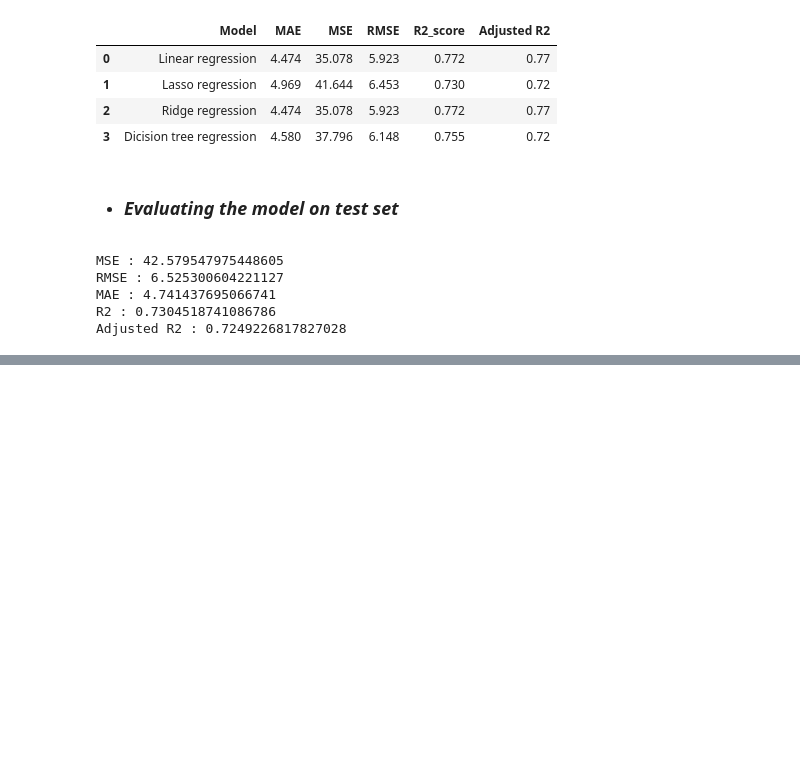
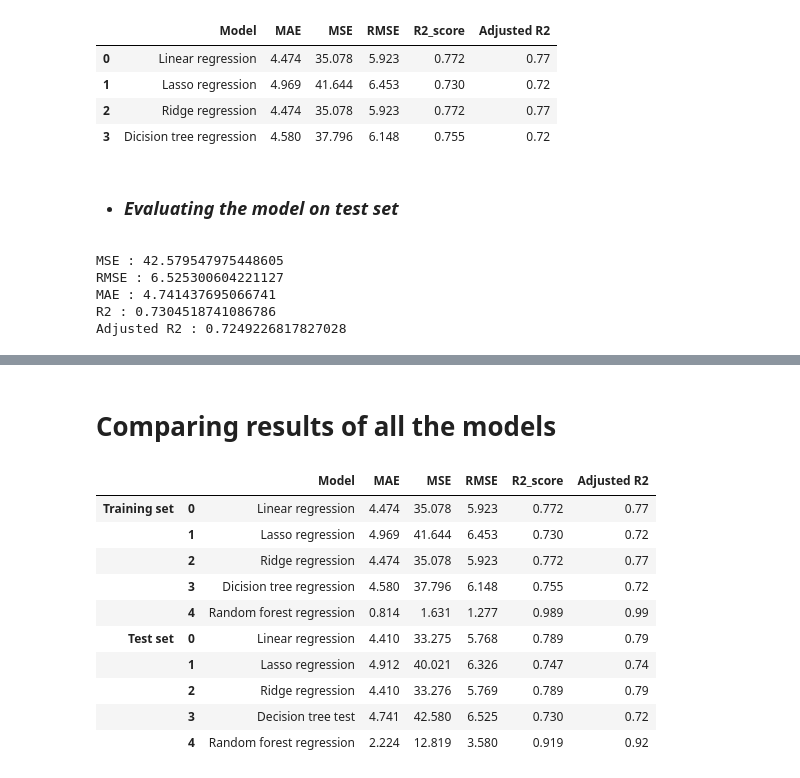
Before and after one commit to Harshjyot-Singh-Chawla/Seoul-Bike-Sharing-Demand-Prediction, a Jupyter notebook: capstone_project_2_Ml.ipynb, the cells around one changed output, grey strips where cells are left out. Cells and saved outputs as stored; diff of their text form; code cells hidden in the pictures; blank space fills up the shorter version.

```diff
--- a/capstone_project_2_Ml.ipynb
+++ b/capstone_project_2_Ml.ipynb
@@ -955,0 +965,3 @@ test_df = test_df.append(dict2, ignore_index = True)
+# %%
+y_pred_train_r = rf_model.predict(X_train)
+y_pred_test_r = rf_model.predict(X_test)
@@ -955,0 +998,10 @@ test_df = test_df.append(dict2, ignore_index = True)
+# %%
+# storing the test set metrics value in a dataframe for later comparison
+dict1={'Model':'Random forest regression ',
+       'MAE':round((MAE_rf),3),
+       'MSE':round((MSE_rf),3),
+       'RMSE':round((RMSE_rf),3),
+       'R2_score':round((r2_rf),3),
+       'Adjusted R2':round((Adjusted_R2_rf ),2)}
+training_df = training_df.append(dict1, ignore_index = True)
+training_df
@@ -955,0 +1042,8 @@ test_df = test_df.append(dict2, ignore_index = True)
+# %%
+dict2={'Model':'Random forest regression ',
+       'MAE':round((MAE_rf),3),
+       'MSE':round((MSE_rf),3),
+       'RMSE':round((RMSE_rf),3),
+       'R2_score':round((r2_rf),3),
+       'Adjusted R2':round((Adjusted_R2_rf ),2)}
+test_df=test_df.append(dict2,ignore_index=True)
@@ -955,0 +1067,18 @@ test_df = test_df.append(dict2, ignore_index = True)
+# %% [markdown]
+# <b> Comparing results of all the models
+# %%
+# displaying the results of evaluation metric values for all models
+result=pd.concat([training_df,test_df],keys=['Training set','Test set'])
+result
+# %% [output]
+|  |  | Model | MAE | MSE | RMSE | R2_score | Adjusted R2 |
+| Training set | 0 | Linear regression | 4.474 | 35.078 | 5.923 | 0.772 | 0.77 |
+|  | 1 | Lasso regression | 4.969 | 41.644 | 6.453 | 0.730 | 0.72 |
+|  | 2 | Ridge regression | 4.474 | 35.078 | 5.923 | 0.772 | 0.77 |
+|  | 3 | Dicision tree regression | 4.580 | 37.796 | 6.148 | 0.755 | 0.72 |
+|  | 4 | Random forest regression | 0.814 | 1.631 | 1.277 | 0.989 | 0.99 |
+| Test set | 0 | Linear regression | 4.410 | 33.275 | 5.768 | 0.789 | 0.79 |
+|  | 1 | Lasso regression | 4.912 | 40.021 | 6.326 | 0.747 | 0.74 |
+|  | 2 | Ridge regression | 4.410 | 33.276 | 5.769 | 0.789 | 0.79 |
+|  | 3 | Decision tree test | 4.741 | 42.580 | 6.525 | 0.730 | 0.72 |
+|  | 4 | Random forest regression | 2.224 | 12.819 | 3.580 | 0.919 | 0.92 |
```
Also changed, not shown: parts of 13 cells of this notebook.
